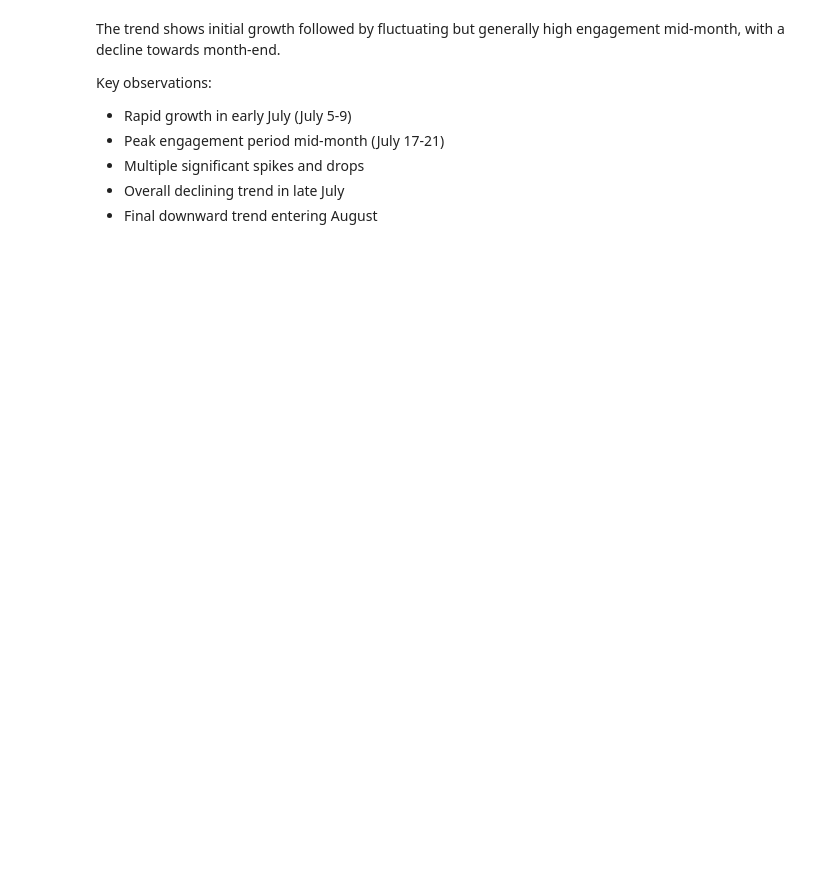
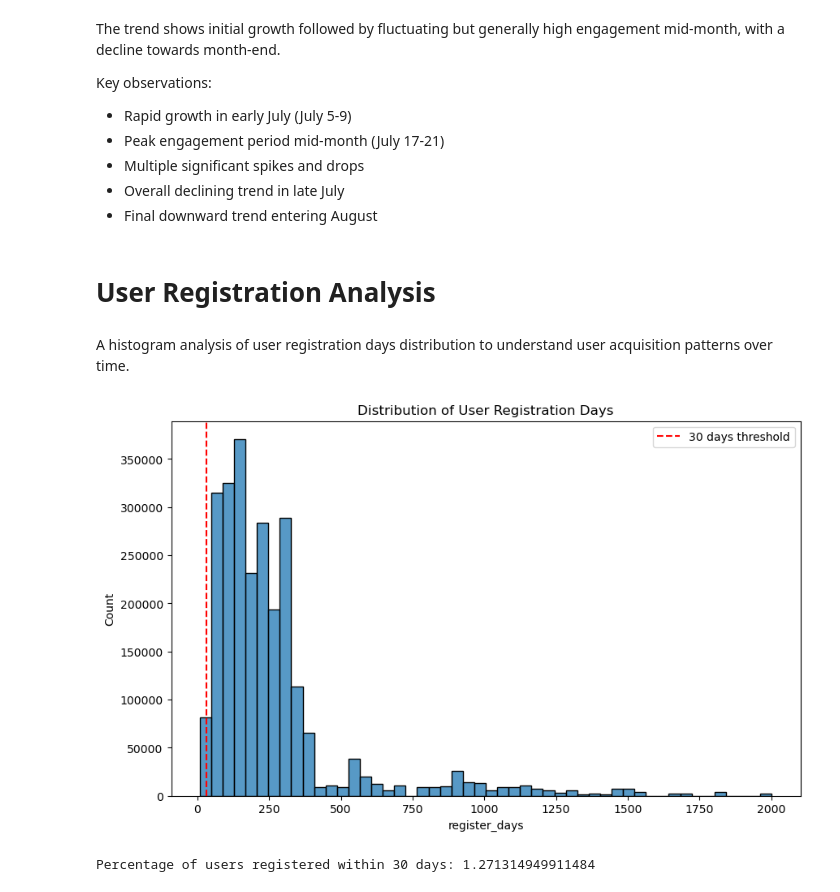
Before and after one commit to jiaawe/kuaishou-recommender, a Jupyter notebook: step2_eda.ipynb, the cells around one changed output. Cells and saved outputs as stored; diff of their text form; code cells hidden in the pictures; blank space fills up the shorter version.

```diff
--- a/step2_eda.ipynb
+++ b/step2_eda.ipynb
@@ -357,3 +357,23 @@ Key observations:
 - Multiple significant spikes and drops
 - Overall declining trend in late July
 - Final downward trend entering August
+# %% [markdown]
+# User Registration Analysis
+# %% [markdown]
+A histogram analysis of user registration days distribution to understand user acquisition patterns over time.
+# %%
+# Analysis of user registration days distribution
+plt.figure(figsize=(10, 6))
+sns.histplot(data=joined_train_data, x='register_days', bins=50)
+plt.title('Distribution of User Registration Days')
+plt.axvline(x=30, color='r', linestyle='--', label='30 days threshold')
+plt.legend()
+plt.show()
+# %% [output]
+[figure, added]
+# %%
+# Percentage of new vs old users
+print("Percentage of users registered within 30 days:",
+      (joined_train_data['register_days'] <= 30).mean() * 100)
+# %% [output]
+Percentage of users registered within 30 days: 1.271314949911484
```
Also changed, not shown: parts of 26 cells of this notebook.
